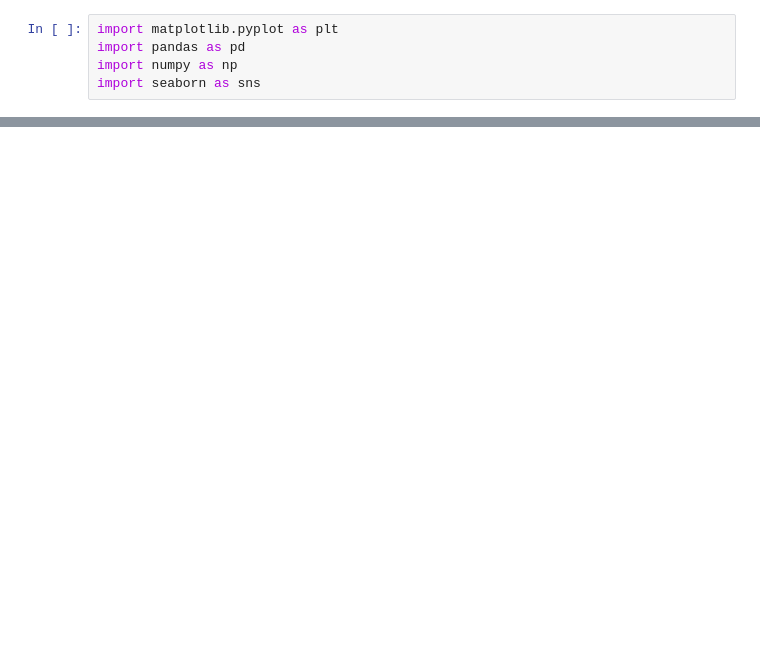
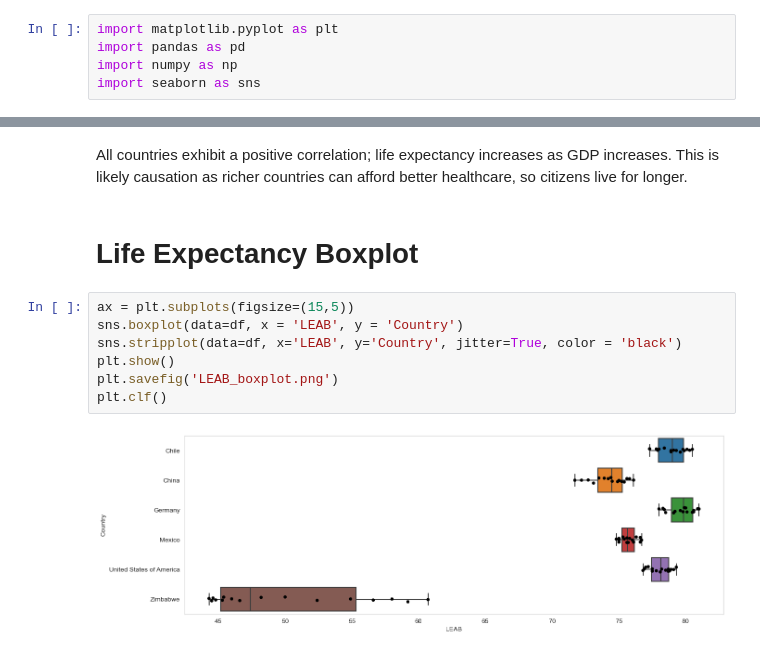
Before and after one commit to fredortmann/Life-Expectancy-and-GDP, a Jupyter notebook: life_expectancy_gdp.ipynb, the cells around one changed output, grey strips where cells are left out. Saved outputs shown, nothing was run; the diff lists cells and outputs as text; blank space fills up the shorter version.

```diff
--- a/life_expectancy_gdp.ipynb
+++ b/life_expectancy_gdp.ipynb
@@ -31,0 +85,13 @@ UsageError: CWD no longer exists - please use %cd to change directory.
+# %% [markdown]
+All countries exhibit a positive correlation; life expectancy increases as GDP increases. This is likely causation as richer countries can afford better healthcare, so citizens live for longer.
+# %% [markdown]
+# Life Expectancy Boxplot
+# %%
+ax = plt.subplots(figsize=(15,5))
+sns.boxplot(data=df, x = 'LEAB', y = 'Country')
+sns.stripplot(data=df, x='LEAB', y='Country', jitter=True, color = 'black')
+plt.show()
+plt.savefig('LEAB_boxplot.png')
+plt.clf()
+# %% [output]
+[figure, added]
```
Also changed, not shown: parts of 25 cells of this notebook, 6 other files.
